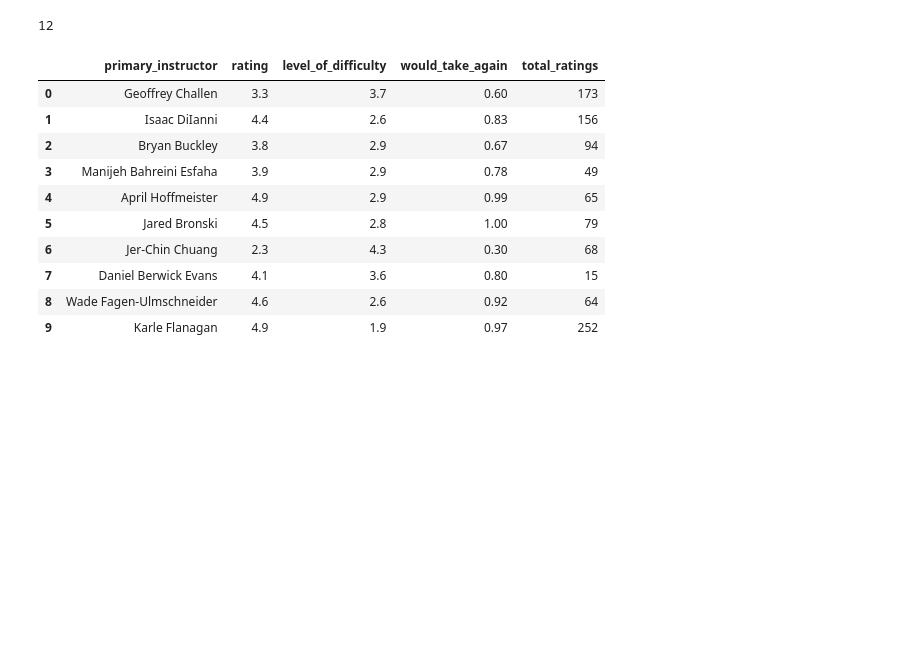
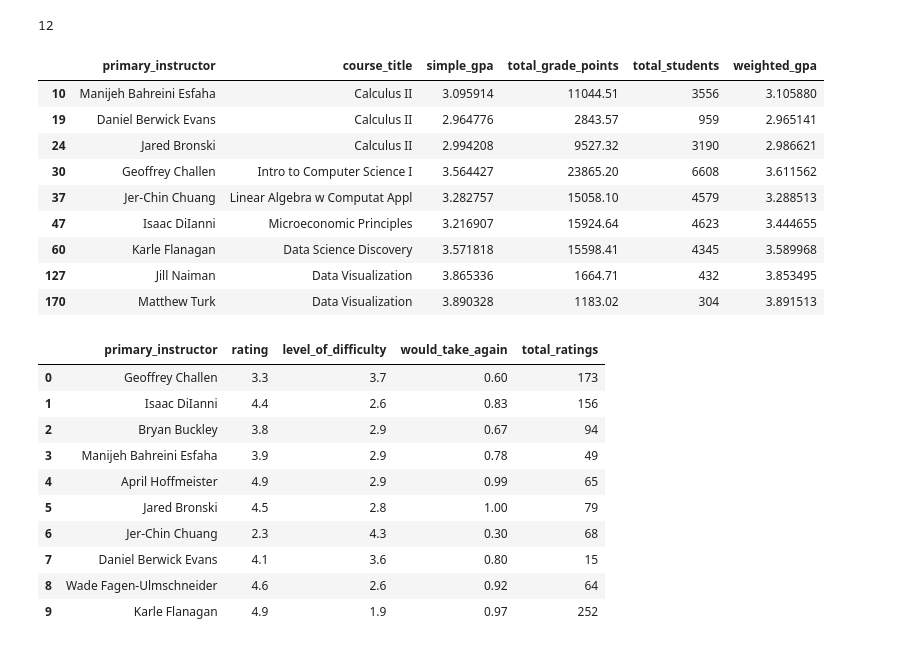
Before and after one commit to Saurav51/chalkboard-uirp-hackathon, a Jupyter notebook: course-vis.ipynb, the cells around one changed output. Drawn from its saved outputs; the diff is of its cells as text; code cells hidden in the pictures; blank space fills up the shorter version.

```diff
--- a/course-vis.ipynb
+++ b/course-vis.ipynb
@@ -145,6 +145,24 @@ array(['Challen, G', 'DiIanni, I', 'Buckley, B', 'Turk, M', 'Naiman, J',
 len(profs['Instructor'].unique())
 # %% [output]
 12
+# %%
+prof_list = ['Geoffrey Challen', 'Isaac DiIanni', 'Bryan Buckley',
+                    'Manijeh Bahreini Esfaha', 'April Hoffmeister', 'Jared Bronski',
+                    'Jer-Chin Chuang', 'Daniel Berwick Evans', 'Wade Fagen-Ulmschneider',
+                    'Karle Flanagan', 'Matthew Turk', 'Jill Naiman']
+grouped = grouped[grouped['primary_instructor'].isin(prof_list)]
+grouped
+# %% [output]
+|  | primary_instructor | course_title | simple_gpa | total_grade_points | total_students | weighted_gpa |
+| 10 | Manijeh Bahreini Esfaha | Calculus II | 3.095914 | 11044.51 | 3556 | 3.105880 |
+| 19 | Daniel Berwick Evans | Calculus II | 2.964776 | 2843.57 | 959 | 2.965141 |
+| 24 | Jared Bronski | Calculus II | 2.994208 | 9527.32 | 3190 | 2.986621 |
+| 30 | Geoffrey Challen | Intro to Computer Science I | 3.564427 | 23865.20 | 6608 | 3.611562 |
+| 37 | Jer-Chin Chuang | Linear Algebra w Computat Appl | 3.282757 | 15058.10 | 4579 | 3.288513 |
+| 47 | Isaac DiIanni | Microeconomic Principles | 3.216907 | 15924.64 | 4623 | 3.444655 |
+| 60 | Karle Flanagan | Data Science Discovery | 3.571818 | 15598.41 | 4345 | 3.589968 |
+| 127 | Jill Naiman | Data Visualization | 3.865336 | 1664.71 | 432 | 3.853495 |
+| 170 | Matthew Turk | Data Visualization | 3.890328 | 1183.02 | 304 | 3.891513 |
 # %%
 rmp_data = {
     'primary_instructor' : ['Geoffrey Challen', 'Isaac DiIanni', 'Bryan Buckley',
```
Also changed, not shown: parts of 4 cells of this notebook, 1 other file.
